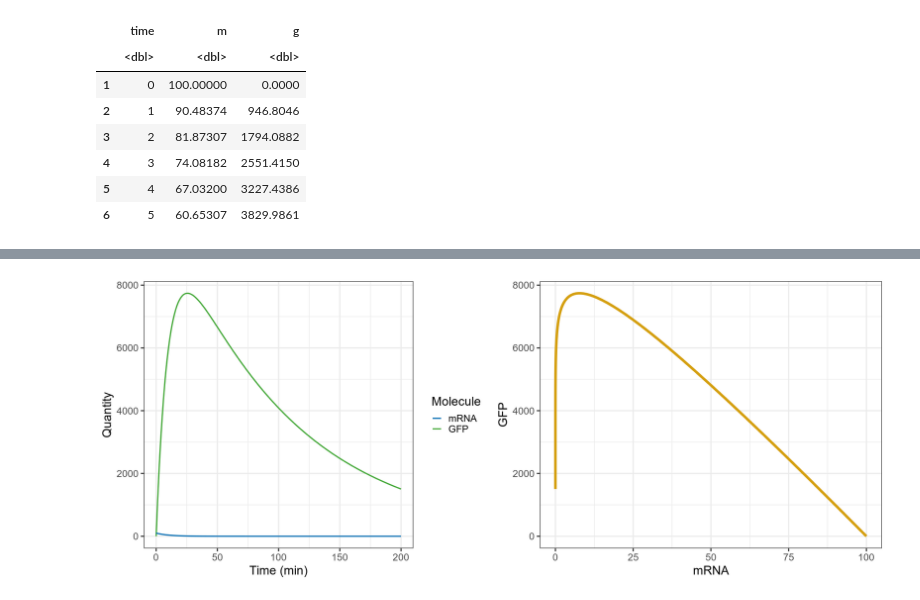
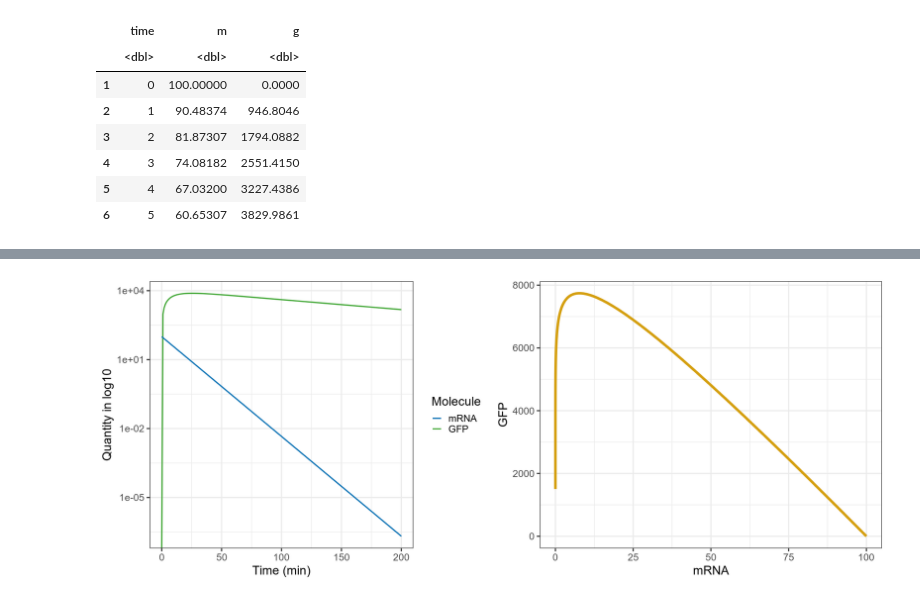
Before and after one commit to singuyenmai/bioModelling, a Jupyter notebook: paramEstimation/ThuSiNguyenMai_ParamEstimation.ipynb, the cells around one changed output, grey strips where cells are left out. Cells and saved outputs as stored; diff of their text form; code cells hidden in the pictures.

```diff
--- a/paramEstimation/ThuSiNguyenMai_ParamEstimation.ipynb
+++ b/paramEstimation/ThuSiNguyenMai_ParamEstimation.ipynb
@@ -48,8 +51,9 @@ A data.frame: 6 × 3
 solution_df_long <- gather(solution_df, key = "molecule", value = "amount", m, g)
 
 timePlot <- ggplot(data = solution_df_long, mapping = aes(x = time, y = amount, color = molecule)) +
+            scale_y_continuous(trans='log10') +
             geom_line(size = 1) +
-            labs(x = "Time (min)", y = "Quantity", colour = "Molecule") +
+            labs(x = "Time (min)", y = "Quantity in log10", colour = "Molecule") +
             scale_colour_manual(values = c("m" = "#0c72b5", "g" = "#41a735"), labels = c("mRNA", "GFP")) +
             theme_bw(base_size=20)
 
@@ -64 +70 @@ grid.arrange(timePlot, phasePlot, ncol = 2, nrow = 1)
-[figure, old version]
+[figure, new version]
```
Also changed, not shown: parts of 12 cells of this notebook, 1 other file.
